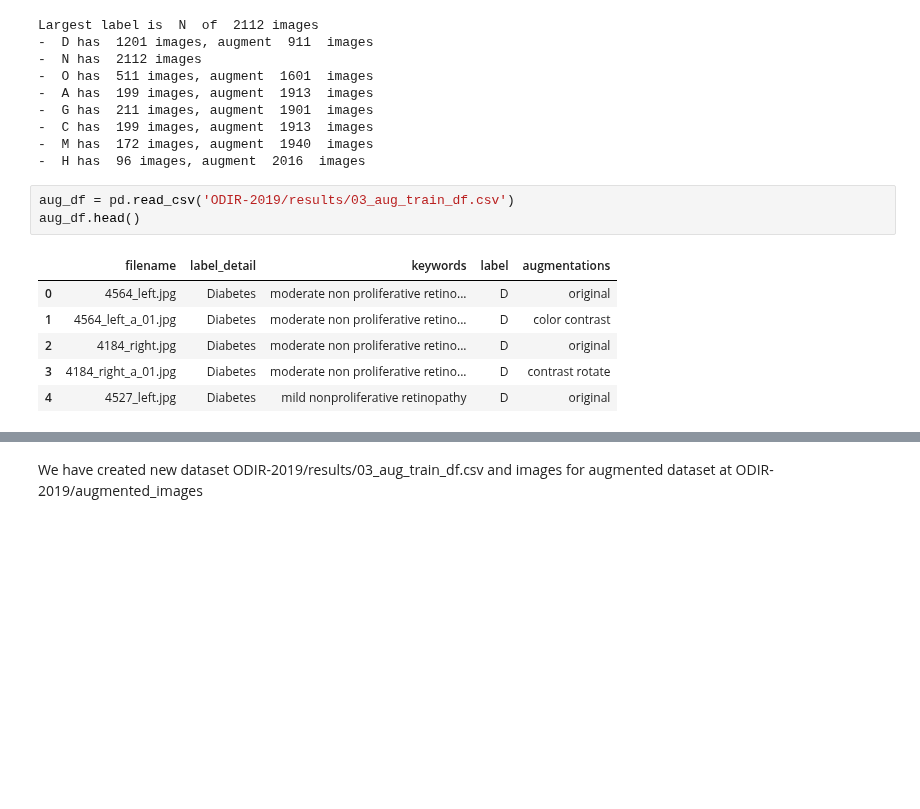
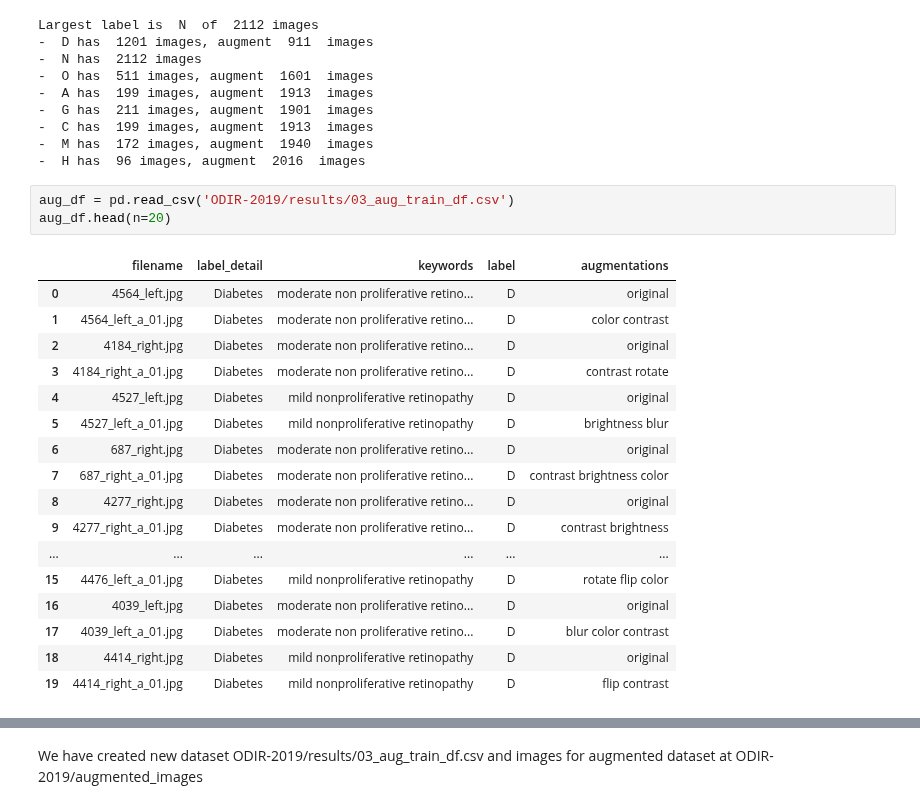
Before and after one commit to raymondsamalo/ITI123-GenerativeAIDeepLearningProject, a Jupyter notebook: 03_ODIR-2019-ImageAugmentation.ipynb, the cells around one changed output, grey strips where cells are left out. Cells and saved outputs as stored; diff of their text form; blank space fills up the shorter version.

```diff
--- a/03_ODIR-2019-ImageAugmentation.ipynb
+++ b/03_ODIR-2019-ImageAugmentation.ipynb
@@ -227,11 +227,22 @@ Largest label is  N  of  2112 images
 -  H has  96 images, augment  2016  images
 # %%
 aug_df = pd.read_csv('ODIR-2019/results/03_aug_train_df.csv')
-aug_df.head()
+aug_df.head(n=20)
 # %% [output]
 |  | filename | label_detail | keywords | label | augmentations |
 | 0 | 4564_left.jpg | Diabetes | moderate non proliferative retino... | D | original |
 | 1 | 4564_left_a_01.jpg | Diabetes | moderate non proliferative retino... | D | color contrast |
 | 2 | 4184_right.jpg | Diabetes | moderate non proliferative retino... | D | original |
 | 3 | 4184_right_a_01.jpg | Diabetes | moderate non proliferative retino... | D | contrast rotate |
 | 4 | 4527_left.jpg | Diabetes | mild nonproliferative retinopathy | D | original |
+| 5 | 4527_left_a_01.jpg | Diabetes | mild nonproliferative retinopathy | D | brightness blur |
+| 6 | 687_right.jpg | Diabetes | moderate non proliferative retino... | D | original |
+| 7 | 687_right_a_01.jpg | Diabetes | moderate non proliferative retino... | D | contrast brightness color |
+| 8 | 4277_right.jpg | Diabetes | moderate non proliferative retino... | D | original |
+| 9 | 4277_right_a_01.jpg | Diabetes | moderate non proliferative retino... | D | contrast brightness |
+| ... | ... | ... | ... | ... | ... |
+| 15 | 4476_left_a_01.jpg | Diabetes | mild nonproliferative retinopathy | D | rotate flip color |
+| 16 | 4039_left.jpg | Diabetes | moderate non proliferative retino... | D | original |
+| 17 | 4039_left_a_01.jpg | Diabetes | moderate non proliferative retino... | D | blur color contrast |
+| 18 | 4414_right.jpg | Diabetes | mild nonproliferative retinopathy | D | original |
+| 19 | 4414_right_a_01.jpg | Diabetes | mild nonproliferative retinopathy | D | flip contrast |
```
Also changed, not shown: parts of 1 cell of this notebook.
